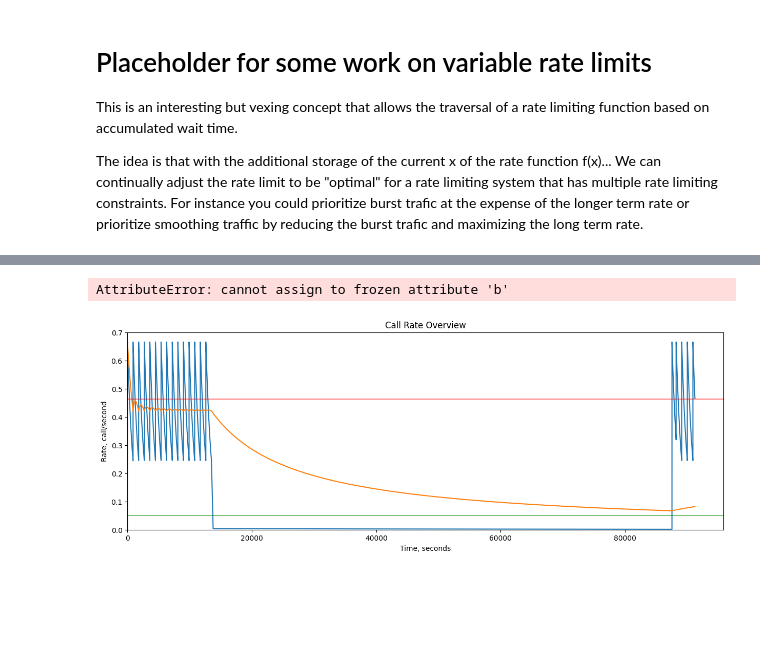
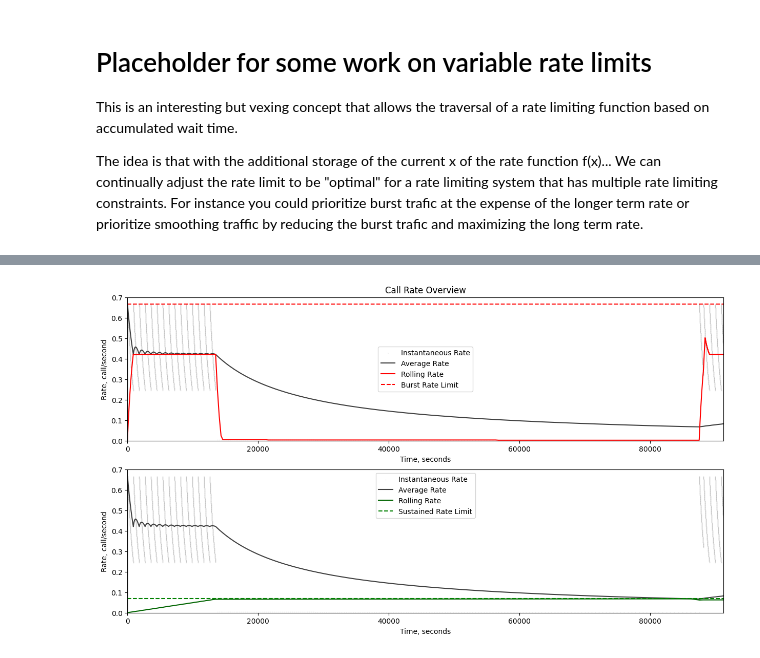
Before and after one commit to racersmith/generic-cell-rate-algorithm, a Jupyter notebook: example.ipynb, the cells around one changed output, grey strips where cells are left out. Drawn from its saved outputs; the diff is of its cells as text; code cells hidden in the pictures; blank space fills up the shorter version.

Commit message:
Create multi-rate fixed period example

```diff
--- a/example.ipynb
+++ b/example.ipynb
@@ -328,18 +264,0 @@ ml = MonitoredLimit(burst, sustained)
-# %%
-time = TimeWarp()
-ml = MonitoredLimit(burst, sustained)
-
-log = list()
-for _ in range(2000):
-    ml.request()
-    log.append([time.time()] + [rl.usage for rl in ml.rate_limits])
-    time.sleep(45)
-
-t = [l[0] for l in log]
-b = [l[1] for l in log]
-s = [l[2] for l in log]
-
-plt.plot(t, b)
-plt.twinx()
-plt.plot(t, s, color='C1')
-plt.show()
@@ -389,22 +265,3 @@ plt.show()
-# %%
-from dataclasses import dataclass, field
-
-@dataclass
-class Test:
-    a: int
-    b: int = field(metadata={'frozen': True})
-
-    def __setattr__(self, name, value):
-        if name in self.__dataclass_fields__ and 'frozen' in self.__dataclass_fields__[name].metadata:
-            raise AttributeError(f"cannot assign to frozen attribute '{name}'")
-        super().__setattr__(name, value)
-
-
-test = Test(1, 2)
-test.a = 4
-test
-# %% [output]
-AttributeError: cannot assign to frozen attribute 'b'
 # %%
 from generic_cell_rate_algorithm.throttle import RateLimit, GCRA
 from tests.conftest import RateLimitInterface, ThrottleStateInterface, throttle_state_row, MockEndpoint, TimeWarp
@@ -456,17 +326,32 @@ results = Results(endpoint.log)
 # %%
-plt.figure(figsize=(15, 5))
-plt.title("Call Rate Overview")
-plt.plot(results.time, results.rate)
-plt.plot(results.time, results.avg_rate)
+def show_overview(results, burst, sustained):
+    fig, ax = plt.subplots(2, 1 ,figsize=(15, 8))
+    ax[0].set_title("Call Rate Overview")
 
-plt.axhline(burst.rate, color='red', alpha=0.5)
-plt.axhline(sustained.rate, color='green', alpha=0.5)
+    ax[0].scatter(results.time, results.rate, marker='.', s=1, alpha=0.05, color='k', label='Instantaneous Rate')
+    ax[0].plot(results.time, results.avg_rate, color='k', alpha=0.75, label='Average Rate')
+    ax[0].plot(results.time, results.burst_rate, color='red', label='Rolling Rate')
+    ax[0].axhline(burst.rate, color='red', alpha=1.0, ls='--', label='Burst Rate Limit')
 
-plt.xlim(0, None)
-plt.ylim(0, None)
-plt.xlabel("Time, seconds")
-plt.ylabel("Rate, call/second")
-plt.show()
+    ax[0].set_xlim(results.time[0], results.time[-1])
+    ax[0].set_ylim(0, None)
+    ax[0].set_xlabel("Time, seconds")
+    ax[0].set_ylabel("Rate, call/second")
+    ax[0].legend()
+
+    ax[1].scatter(results.time, results.rate, marker='.', s=1, alpha=0.05, color='k', label='Instantaneous Rate')
+    ax[1].plot(results.time, results.avg_rate, color='k', alpha=0.75, label='Average Rate')
+    ax[1].plot(results.time, results.sustained_rate, '-', color='darkgreen', label='Rolling Rate')
+    ax[1].axhline(sustained.rate, color='green', alpha=1.0, ls='--', label='Sustained Rate Limit')
+
+    ax[1].legend()
+    ax[1].set_xlim(results.time[0], results.time[-1])
+    ax[1].set_ylim(0, None)
+    ax[1].set_xlabel("Time, seconds")
+    ax[1].set_ylabel("Rate, call/second")
+    plt.show()
+
+show_overview(results, burst, sustained)
 # %% [output]
-[figure, old version]
+[figure, new version]
 # %%
```
Also changed, not shown: parts of 12 cells of this notebook.
